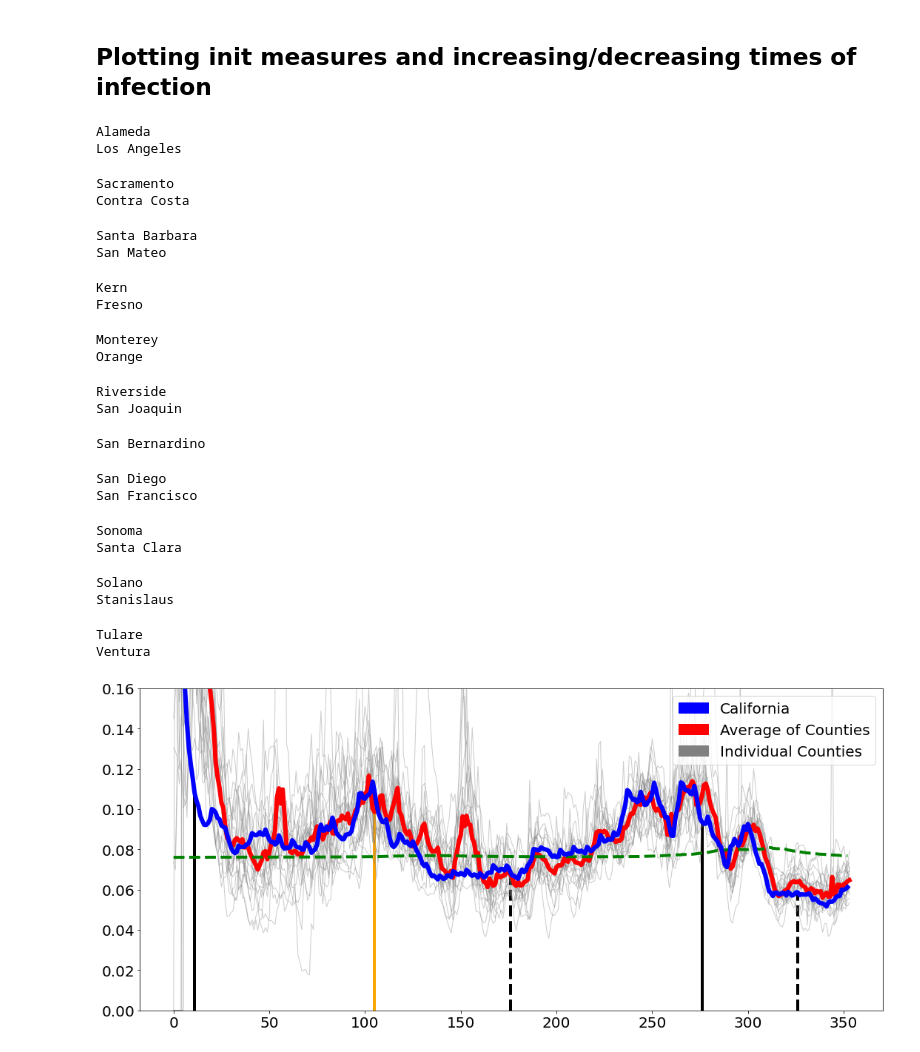
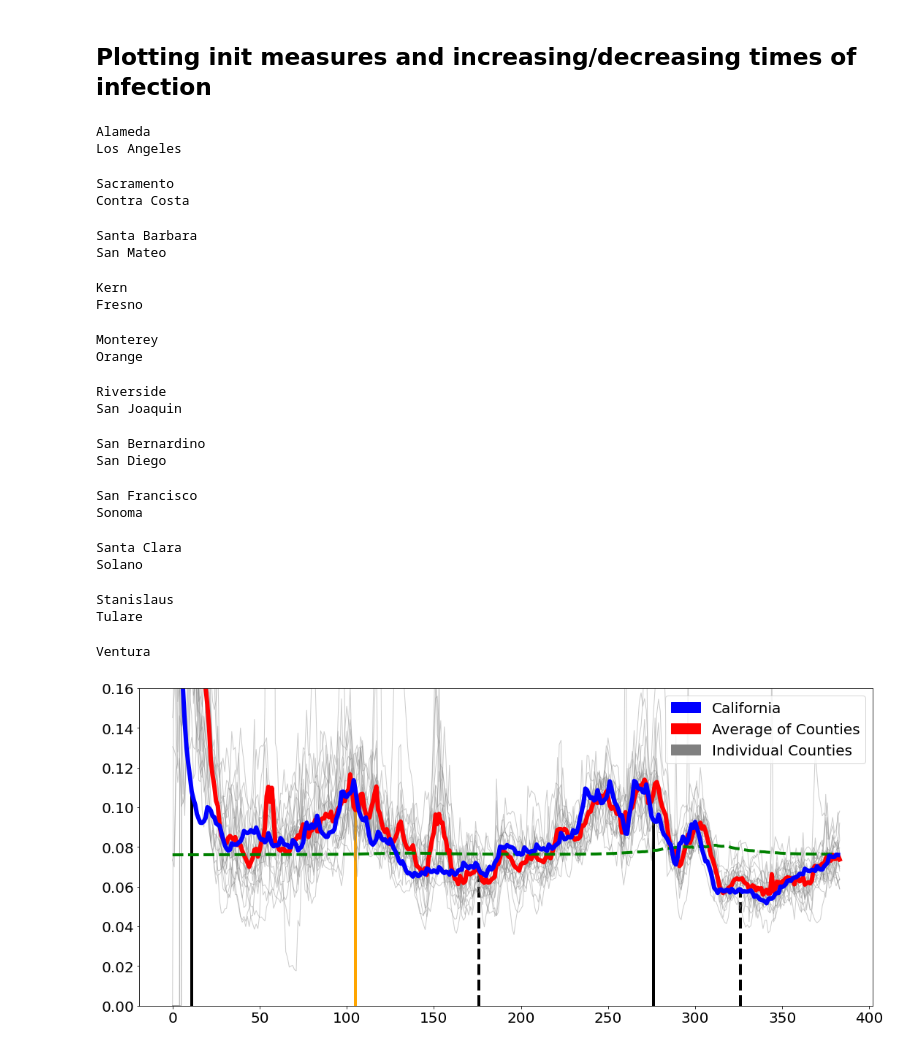
Before and after one commit to holiday-pettijohn/COVID-Tracking-Biola-Summer, a Jupyter notebook: Code/Plotting State Measures.ipynb, the cells around one changed output. Cells and saved outputs as stored; diff of their text form; code cells hidden in the pictures.

```diff
--- a/Code/Plotting State Measures.ipynb
+++ b/Code/Plotting State Measures.ipynb
@@ -838,8 +838,8 @@ counties = ['Alameda', 'Los Angeles', 'Sacramento', 'Contra Costa', 'Santa Barba
 startDate = "3/5/2020"
 startDate2 = "3/5/20" #2 char year format
 
-endDate = "4/5/2021" #end date
-endDate2 = "4/5/21" #2 char format
+endDate = "5/5/2021" #end date
+endDate2 = "5/5/21" #2 char format
 
 pathc="../Data/State Data/" #this assume windows btw
 filename = "CA.csv"
@@ -891,38 +891,38 @@ mandateData = getMandates(mandateFile)
 plotMandates(mandateData, dates, betaCal, startDate, ax)
 
 ax.set_ylim([0, .16])
 
 plt.rc('xtick', labelsize=20)
 plt.rc('ytick', labelsize=20)
 
 legend_entires = [patches.Patch(color='blue', label='California'), patches.Patch(color='red', label='Average of Counties'), patches.Patch(color='grey', label='Individual Counties')]
 ax.legend(handles=legend_entires, fontsize=20, loc='upper right')
 
 
 plt.savefig("../Figures/California Beta and Measures.svg", dpi=200, facecolor='w', edgecolor='w',orientation='portrait', format="svg",transparent=False, bbox_inches=None, pad_inches=0.1, metadata=None)
 # %% [output]
 Alameda
 Los Angeles
 Sacramento
 Contra Costa
 Santa Barbara
 San Mateo
 Kern
 Fresno
 Monterey
 Orange
 Riverside
 San Joaquin
 San Bernardino
+San Diego
-San Diego
 San Francisco
+Sonoma
-Sonoma
 Santa Clara
+Solano
-Solano
 Stanislaus
+Tulare
-Tulare
 Ventura
-[figure, old version]
+[figure, new version]
 # %%
 def getStayAtHome(state): #get the date of the stay at home order per state
     pathc='../Data/Derived State Data/'
```
Also changed, not shown: parts of 1 cell of this notebook, 4 other files.
